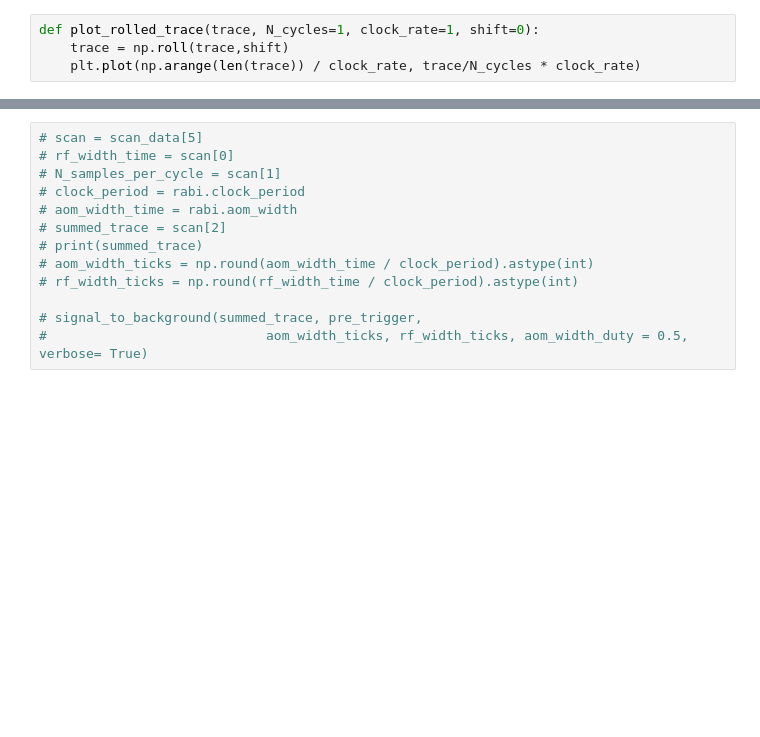
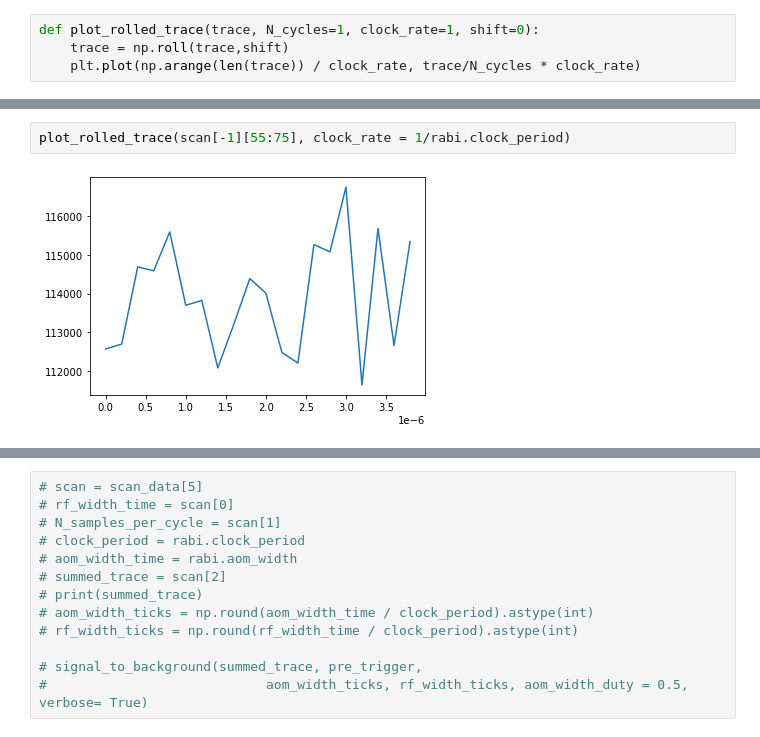
Before and after one commit to gadamc/cwodmr, a Jupyter notebook: rabi/v3_rabi.ipynb, the cells around one changed output, grey strips where cells are left out. Drawn from its saved outputs; the diff is of its cells as text; blank space fills up the shorter version.

```diff
--- a/rabi/v3_rabi.ipynb
+++ b/rabi/v3_rabi.ipynb
@@ -81,3 +97,7 @@ for scan in scan_data[::20]:
+# %%
+plot_rolled_trace(scan[-1][55:75], clock_rate = 1/rabi.clock_period)
+# %% [output]
+[figure, added]
 # %%
 rabi.experimental_conditions()
 # %% [output]
```
Also changed, not shown: parts of 12 cells of this notebook, 5 other files.
